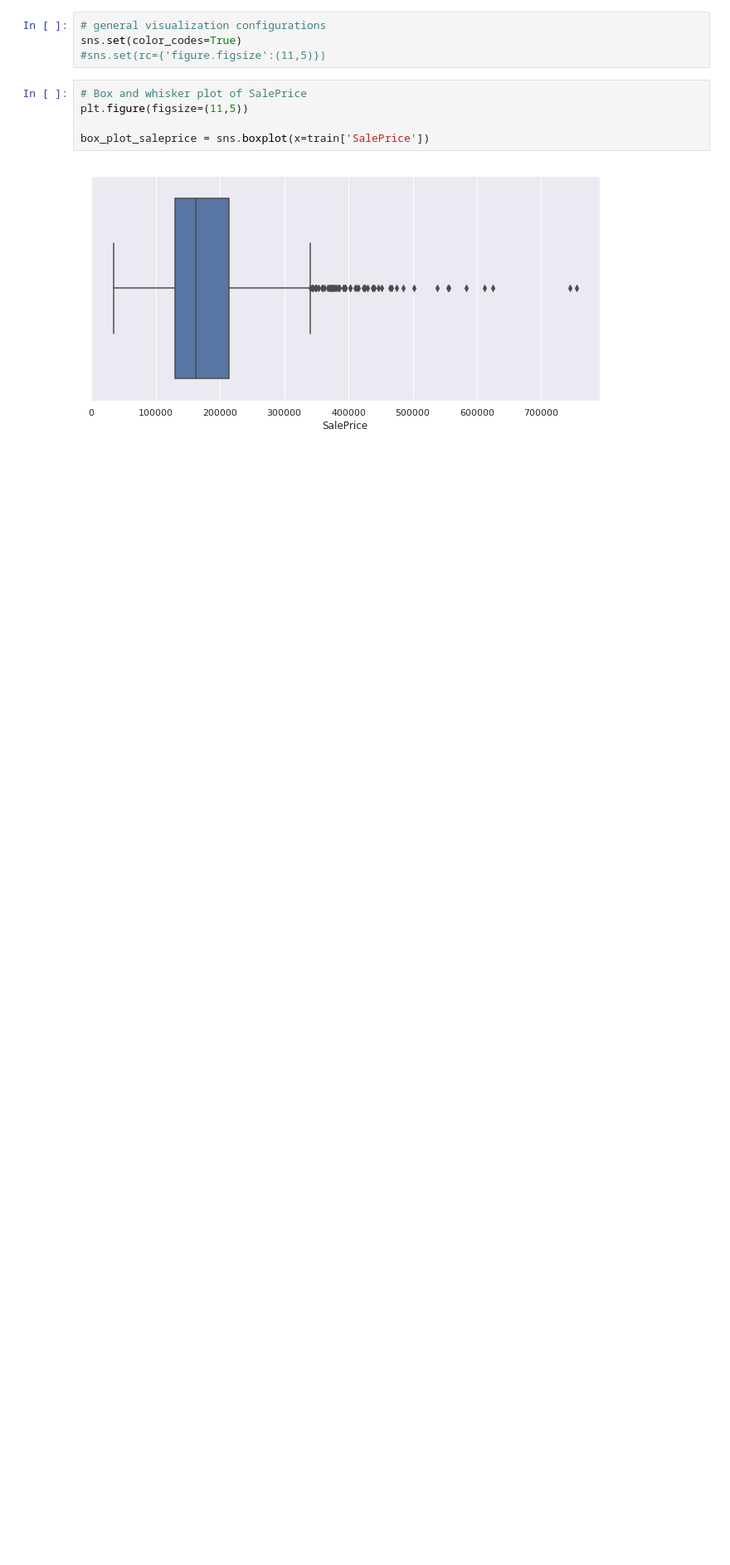
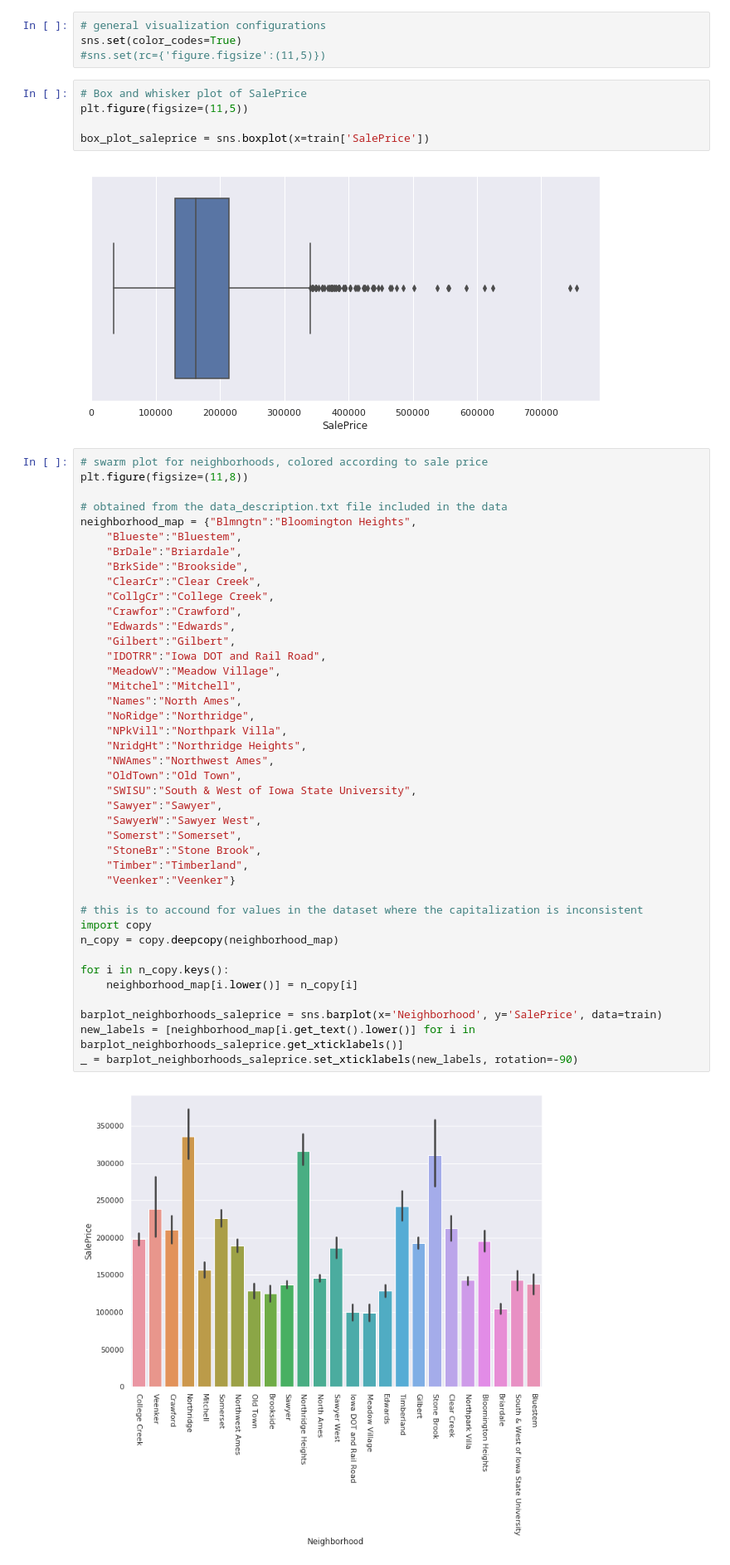
Before and after one commit to alexgentile/Tech-Fundamentals-Final-Project, a Jupyter notebook: Preliminary_analysis.ipynb, the cells around one changed output. Shown at 83% size. Saved outputs shown, nothing was run; the diff lists cells and outputs as text; blank space fills up the shorter version.

Commit message:
Created more visualizations and further analyzed data

```diff
--- a/Preliminary_analysis.ipynb
+++ b/Preliminary_analysis.ipynb
@@ -74,3 +50,46 @@ plt.figure(figsize=(11,5))
 box_plot_saleprice = sns.boxplot(x=train['SalePrice'])
 # %% [output]
 [figure]
+# %%
+# swarm plot for neighborhoods, colored according to sale price
+plt.figure(figsize=(11,8))
+
+# obtained from the data_description.txt file included in the data
+neighborhood_map = {"Blmngtn":"Bloomington Heights",
+    "Blueste":"Bluestem",
+    "BrDale":"Briardale",
+    "BrkSide":"Brookside",
+    "ClearCr":"Clear Creek",
+    "CollgCr":"College Creek",
+    "Crawfor":"Crawford",
+    "Edwards":"Edwards",
+    "Gilbert":"Gilbert",
+    "IDOTRR":"Iowa DOT and Rail Road",
+    "MeadowV":"Meadow Village",
+    "Mitchel":"Mitchell",
+    "Names":"North Ames",
+    "NoRidge":"Northridge",
+    "NPkVill":"Northpark Villa",
+    "NridgHt":"Northridge Heights",
+    "NWAmes":"Northwest Ames",
+    "OldTown":"Old Town",
+    "SWISU":"South & West of Iowa State University",
+    "Sawyer":"Sawyer",
+    "SawyerW":"Sawyer West",
+    "Somerst":"Somerset",
+    "StoneBr":"Stone Brook",
+    "Timber":"Timberland",
+    "Veenker":"Veenker"}
+
+# this is to accound for values in the dataset where the capitalization is inconsistent
+import copy
+n_copy = copy.deepcopy(neighborhood_map)
+
+for i in n_copy.keys():
+    neighborhood_map[i.lower()] = n_copy[i]
+
+barplot_neighborhoods_saleprice = sns.barplot(x='Neighborhood', y='SalePrice', data=train)
+new_labels = [neighborhood_map[i.get_text().lower()] for i in barplot_neighborhoods_saleprice.get_xticklabels()]
+_ = barplot_neighborhoods_saleprice.set_xticklabels(new_labels, rotation=-90)
+# %% [output]
+[figure, added]
```
Also changed, not shown: parts of 13 cells of this notebook, 4 other files.
